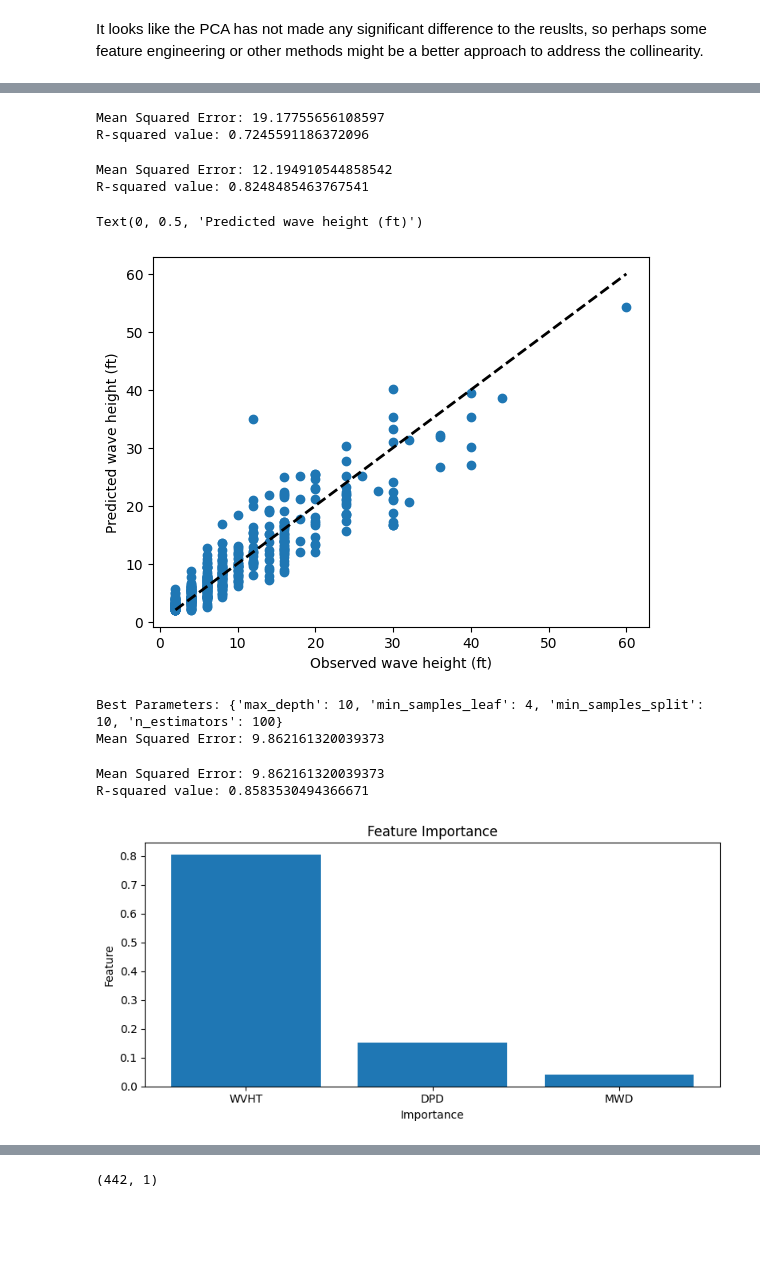
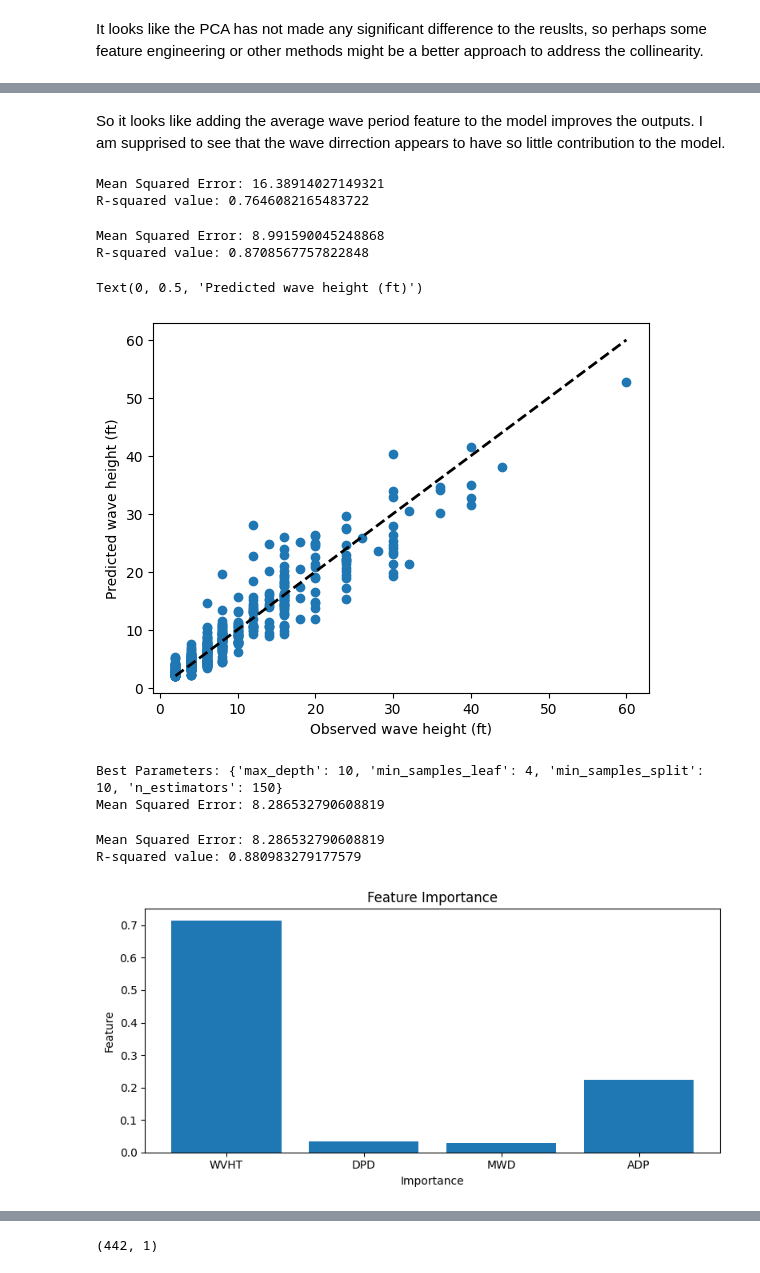
Before and after one commit to BenHowey/personal_projects, a Jupyter notebook: wavedata_analysis.ipynb, the cells around one changed output, grey strips where cells are left out. Saved outputs shown, nothing was run; the diff lists cells and outputs as text; code cells hidden in the pictures; blank space fills up the shorter version.

Commit message:
added APD to model

```diff
--- a/wavedata_analysis.ipynb
+++ b/wavedata_analysis.ipynb
@@ -410,6 +451,8 @@ It looks like the PCA has not made any significant difference to the reuslts, so
+# %% [markdown]
+So it looks like adding the average wave period feature to the model improves the outputs. I am supprised to see that the wave dirrection appears to have so little contribution to the model.
 # %%
 # lets see if a decision tree model performs better
-X = all_data[['WVHT', 'DPD', 'MWD']]
+X = all_data[['WVHT', 'DPD', 'MWD','APD']]
 y = all_data['nshor']
 #split the all_data
 X_train, X_test, y_train, y_test = train_test_split(X, y, test_size=0.2, random_state=42)
@@ -426,8 +469,8 @@ print("Mean Squared Error:", mse)
 r_squared = r2_score(y_test, y_pred)
 print("R-squared value:", r_squared)
 # %% [output]
-Mean Squared Error: 19.17755656108597
-R-squared value: 0.7245591186372096
+Mean Squared Error: 16.38914027149321
+R-squared value: 0.7646082165483722
 # %%
 # lets see if a random forest approach does any better
 # Create and train the Random Forest model
@@ -443,8 +486,8 @@ print("Mean Squared Error:", mse)
 r_squared = r2_score(y_test, y_pred)
 print("R-squared value:", r_squared)
 # %% [output]
-Mean Squared Error: 12.194910544858542
-R-squared value: 0.8248485463767541
+Mean Squared Error: 8.991590045248868
+R-squared value: 0.8708567757822848
 # %%
 # Lets plot out these results as they look better!
 # Plotting the results
@@ -454,7 +497,7 @@ plt.xlabel('Observed wave height (ft)')
 plt.ylabel('Predicted wave height (ft)')
 # %% [output]
 Text(0, 0.5, 'Predicted wave height (ft)')
-[figure, old version]
+[figure, new version]
 # %%
 #lets see if a bit of hyperparameter tuning can improve the model
 # Define the parameter grid for hyperparameter tuning
@@ -481,12 +524,12 @@ y_pred = best_model.predict(X_test)
 mse = mean_squared_error(y_test, y_pred)
 print("Mean Squared Error:", mse)
 # %% [output]
-Best Parameters: {'max_depth': 10, 'min_samples_leaf': 4, 'min_samples_split': 10, 'n_estimators': 100}
-Mean Squared Error: 9.862161320039373
+Best Parameters: {'max_depth': 10, 'min_samples_leaf': 4, 'min_samples_split': 10, 'n_estimators': 150}
+Mean Squared Error: 8.286532790608819
 # %%
 # it has improved the model a little bit! so lets put those parameters into the model
 # Create and train the Random Forest model
-model = RandomForestRegressor(n_estimators=100,max_depth=10,min_samples_leaf=4,min_samples_split=10, random_state=42)
+model = RandomForestRegressor(n_estimators=150,max_depth=10,min_samples_leaf=4,min_samples_split=10, random_state=42)
 model.fit(X_train, y_train)
 
 # Make predictions on the test set
@@ -498,24 +541,24 @@ print("Mean Squared Error:", mse)
 r_squared = r2_score(y_test, y_pred)
 print("R-squared value:", r_squared)
 # %% [output]
-Mean Squared Error: 9.862161320039373
-R-squared value: 0.8583530494366671
+Mean Squared Error: 8.286532790608819
+R-squared value: 0.880983279177579
 # %%
 # Just out of interest, lets have a look at which of the features are most important
 # Get feature importances
 importance = model.feature_importances_
 # feature names
-feature_names = ['WVHT', 'DPD', 'MWD']
+feature_names = ['WVHT', 'DPD', 'MWD', 'ADP']
 
 # Plot feature importances
 plt.figure(figsize=(8, 4))
 plt.bar(range(len(importance)), importance, tick_label=feature_names)
 plt.xlabel('Importance')
 plt.ylabel('Feature')
 plt.title('Feature Importance')
 
 # Adjust layout if needed
 plt.tight_layout()
 # %% [output]
-[figure, old version]
+[figure, new version]
 # %% [markdown]
```
Also changed, not shown: parts of 8 cells of this notebook.
